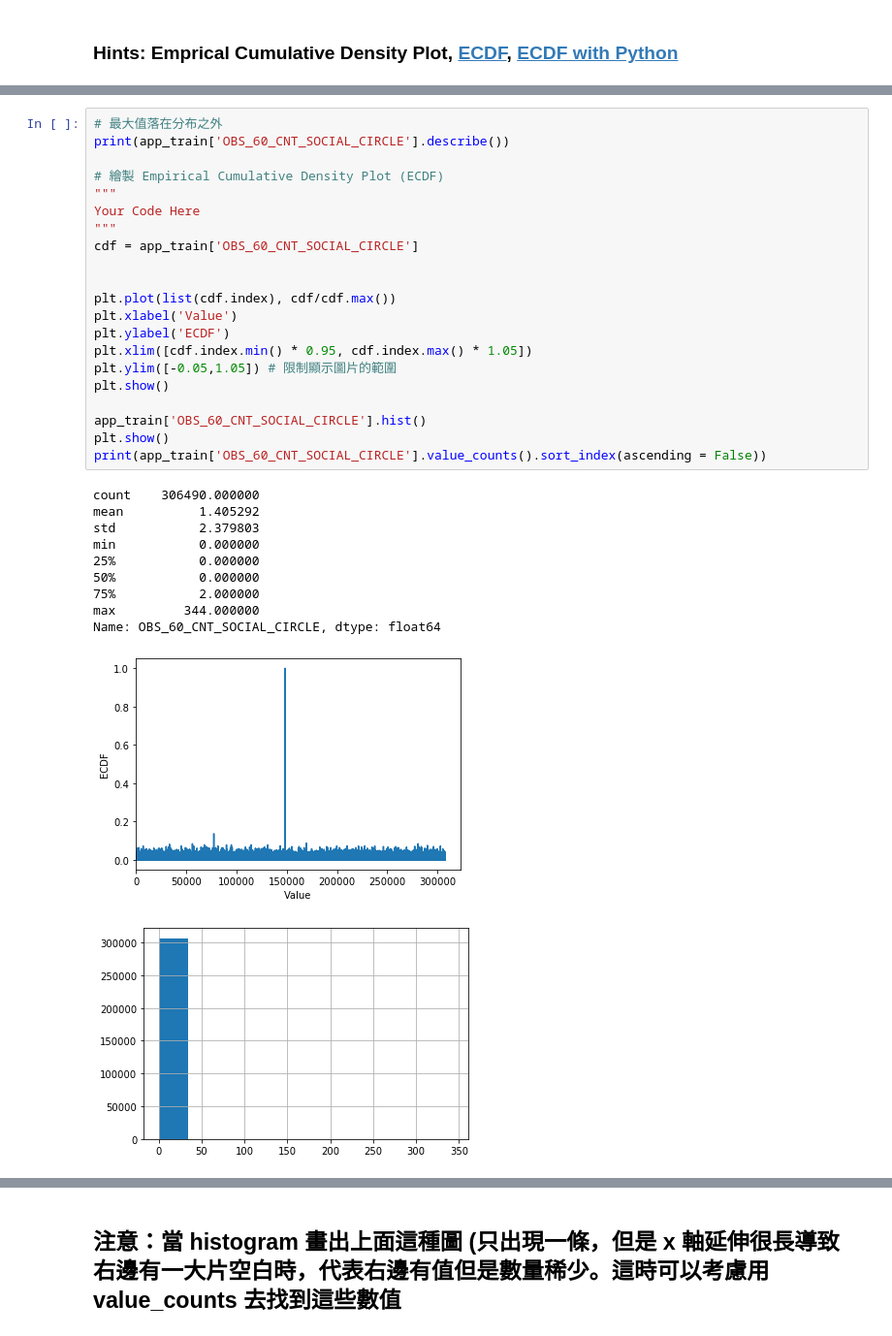
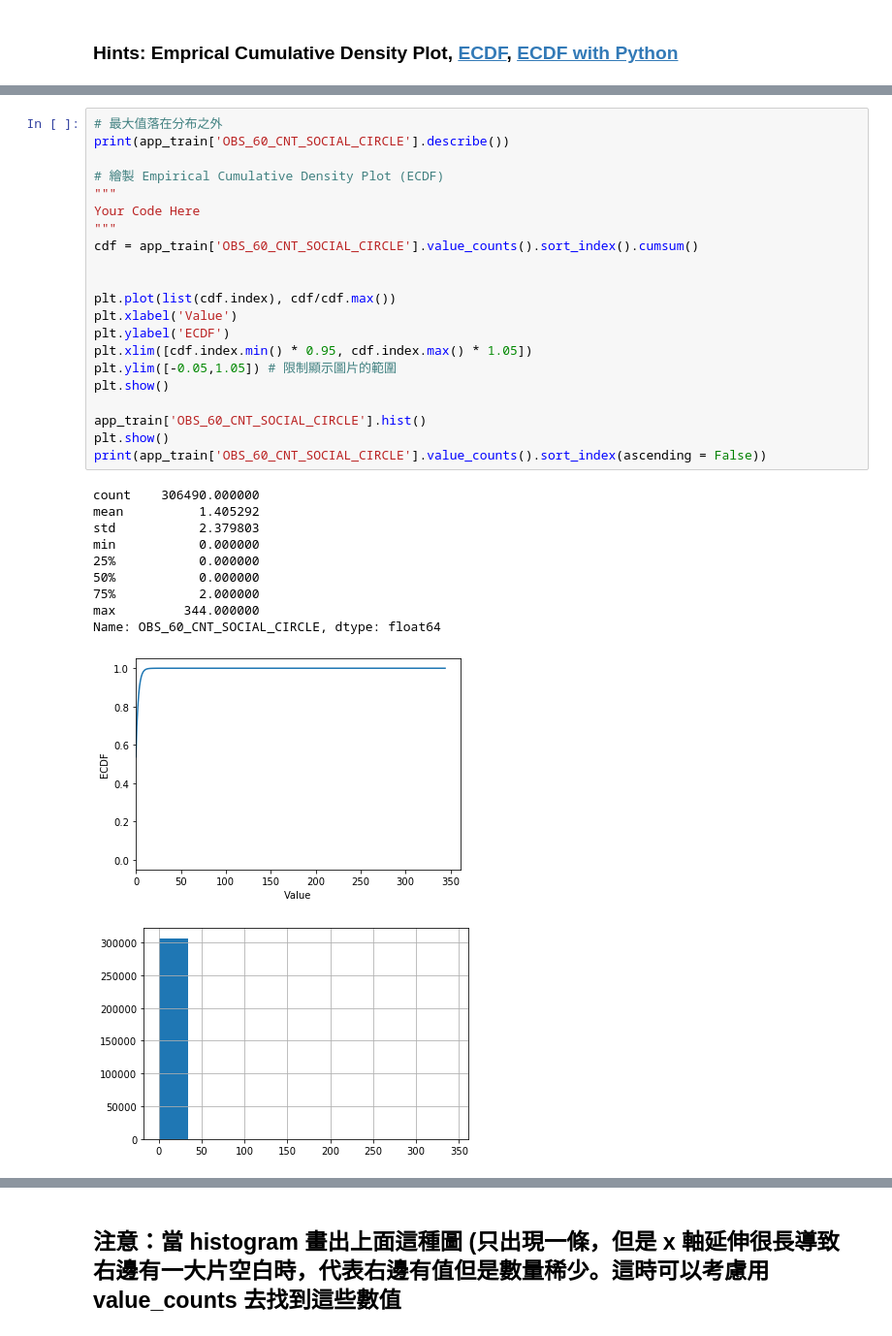
Before and after one commit to gn0262487838/100_day_marathon_for_ML, a Jupyter notebook: D9/Day_009_HW.ipynb, the cells around one changed output, grey strips where cells are left out. Shown at 97% size. Drawn from its saved outputs; the diff is of its cells as text.

```diff
--- a/D9/Day_009_HW.ipynb
+++ b/D9/Day_009_HW.ipynb
@@ -226,35 +226,35 @@ Name: REGION_POPULATION_RELATIVE, Length: 81, dtype: int64
 # %%
 # 最大值落在分布之外
 print(app_train['OBS_60_CNT_SOCIAL_CIRCLE'].describe())
 
 # 繪製 Empirical Cumulative Density Plot (ECDF)
 """
 Your Code Here
 """
-cdf = app_train['OBS_60_CNT_SOCIAL_CIRCLE']
+cdf = app_train['OBS_60_CNT_SOCIAL_CIRCLE'].value_counts().sort_index().cumsum()
 
 
 plt.plot(list(cdf.index), cdf/cdf.max())
 plt.xlabel('Value')
 plt.ylabel('ECDF')
 plt.xlim([cdf.index.min() * 0.95, cdf.index.max() * 1.05])
 plt.ylim([-0.05,1.05]) # 限制顯示圖片的範圍
 plt.show()
 
 app_train['OBS_60_CNT_SOCIAL_CIRCLE'].hist()
 plt.show()
 print(app_train['OBS_60_CNT_SOCIAL_CIRCLE'].value_counts().sort_index(ascending = False))
 # %% [output]
 count    306490.000000
 mean          1.405292
 std           2.379803
 min           0.000000
 25%           0.000000
 50%           0.000000
 75%           2.000000
 max         344.000000
 Name: OBS_60_CNT_SOCIAL_CIRCLE, dtype: float64
-[figure, old version]
+[figure, new version]
 [figure]
 344.0         1
 47.0          1
```
Also changed, not shown: parts of 5 cells of this notebook, 2 other files.
